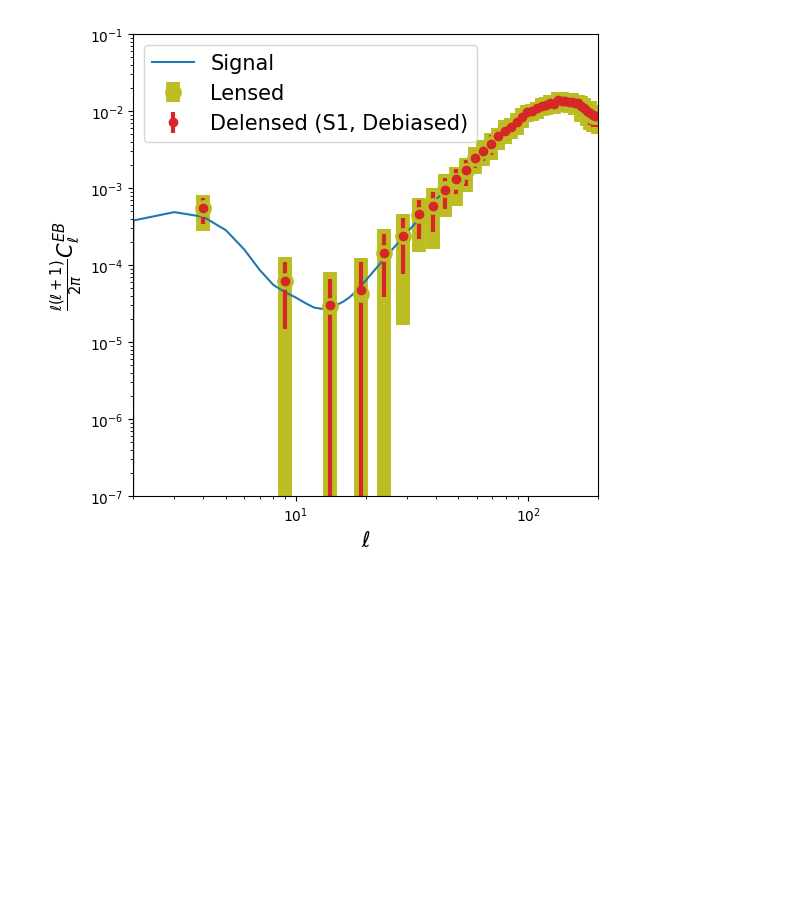
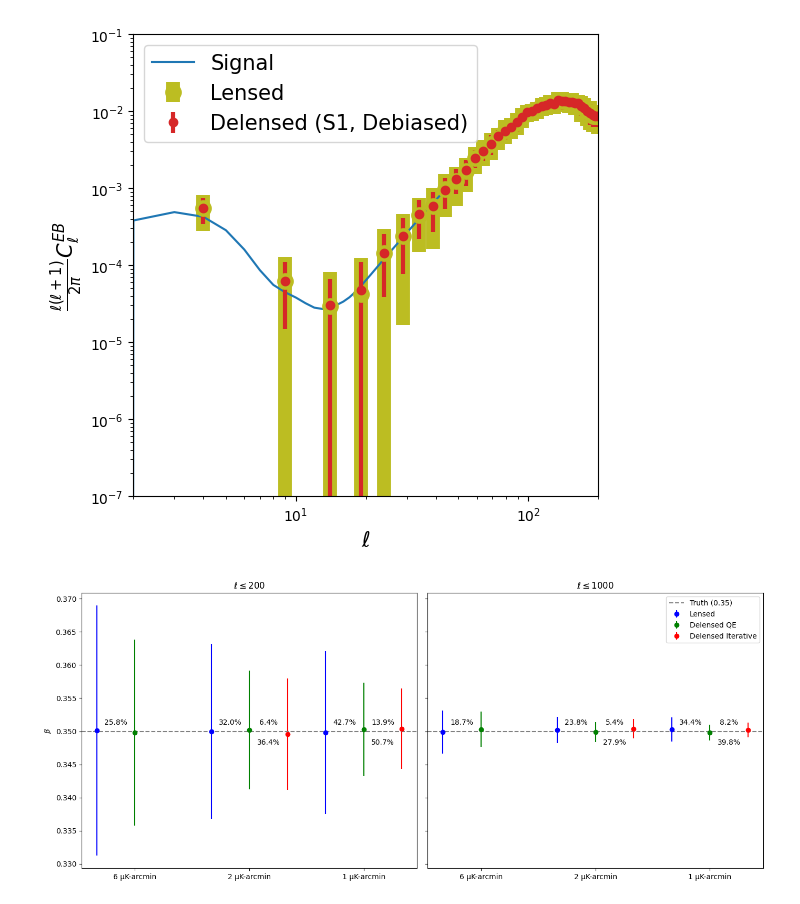
Before and after one commit to antolonappan/DelensCoBi, a Jupyter notebook: examples/delens_iso.ipynb, the cells around one changed output. Saved outputs shown, nothing was run; the diff lists cells and outputs as text; code cells hidden in the pictures; blank space fills up the shorter version.

```diff
--- a/examples/delens_iso.ipynb
+++ b/examples/delens_iso.ipynb
@@ -79,0 +136,74 @@ Text(0, 0.5, '$\\frac{\\ell(\\ell +1)}{2 \\pi} C_{\\ell}^{EB}$')
+# %%
+if os.path.isfile(f'{datadir}/dist_data.pkl'):
+    data = pl.load(open(f'{datadir}/dist_data.pkl','rb'))
+    data_200 = data[200]
+    data_1000 = data[1000]
+else:
+    data = {}
+    data_200 = get_dist_data(200)
+    data_1000 = get_dist_data(1000)
+    data[200] = data_200
+    data[1000] = data_1000
+    pl.dump(data,open(f'{datadir}/dist_data.pkl','wb'))
+# %%
+fig, axes = plt.subplots(1, 2, figsize=(14, 6), sharey=True)
+true_value = 0.35
+
+colors = {'l': 'blue', 'd_qe': 'green', 'd_i': 'red'}
+labels = {'l': 'Lensed', 'd_qe': 'Delensed QE', 'd_i': 'Delensed Iterative'}
+
+for ax, (data, ell_range) in zip(axes, [(data_200, r'$\ell \leq 200$'), (data_1000, r'$\ell \leq 1000$')]):
+    plotted_labels = set()
+
+    for i, (noise, values) in enumerate(sorted(data.items(), reverse=True)):
+        x_pos = i * 3
+
+        for j, key in enumerate(values.keys()):
+            mean = values[key][0].item()
+            std = values[key][1].item()
+
+
+            label = labels[key] if labels[key] not in plotted_labels else None
+            ax.errorbar(x_pos + j, mean, yerr=std, fmt='o', color=colors[key], label=label)
+            plotted_labels.add(labels[key])
+
+
+        sigma_improvement = []
+        keys = list(values.keys())
+        for k in range(len(keys) - 1):
+            std_initial = values[keys[k]][1].item()
+            std_next = values[keys[k + 1]][1].item()
+            improvement = (1 - std_next / std_initial) * 100
+            sigma_improvement.append(improvement)
+
+
+        for k, improvement in enumerate(sigma_improvement):
+            corr = 0.001
+            ax.text(x_pos + k + 0.5, true_value + corr, f'{improvement:.1f}%', fontsize=10, ha='center', color='black')
+
+        # Compute sigma improvement between first (lensed) and last (delensed iterative)
+        if 'd_i' in values:
+            std_lensed = values['l'][1].item()
+            std_iterative = values['d_i'][1].item()
+            overall_improvement = (1 - std_iterative / std_lensed) * 100  # Convert to percentage
+
+            # Add text annotation for improvement between first and last case (below the error bars)
+            ax.text(x_pos + 1.5, true_value - 0.002, f'{overall_improvement:.1f}%', fontsize=10, ha='center', color='black')
+
+    # Formatting
+    ax.axhline(true_value, color='gray', linestyle='--', label='Truth (0.35)')
+    ax.set_xticks([i * 3 + 1 for i in range(len(data))])
+    ax.set_xticklabels([f'{noise} µK-arcmin' for noise in sorted(data.keys(), reverse=True)])
+    ax.set_title(f'{ell_range}')
+
+# Shared formatting
+axes[0].set_ylabel(r'$\beta$')
+
+# Place legend inside the second subplot (right side)
+axes[1].legend(loc='upper right', fontsize=10)
+
+# Adjust layout
+plt.tight_layout()
+plt.show()
+# %% [output]
+[figure, added]
```
Also changed, not shown: parts of 13 cells of this notebook, 10 other files.
